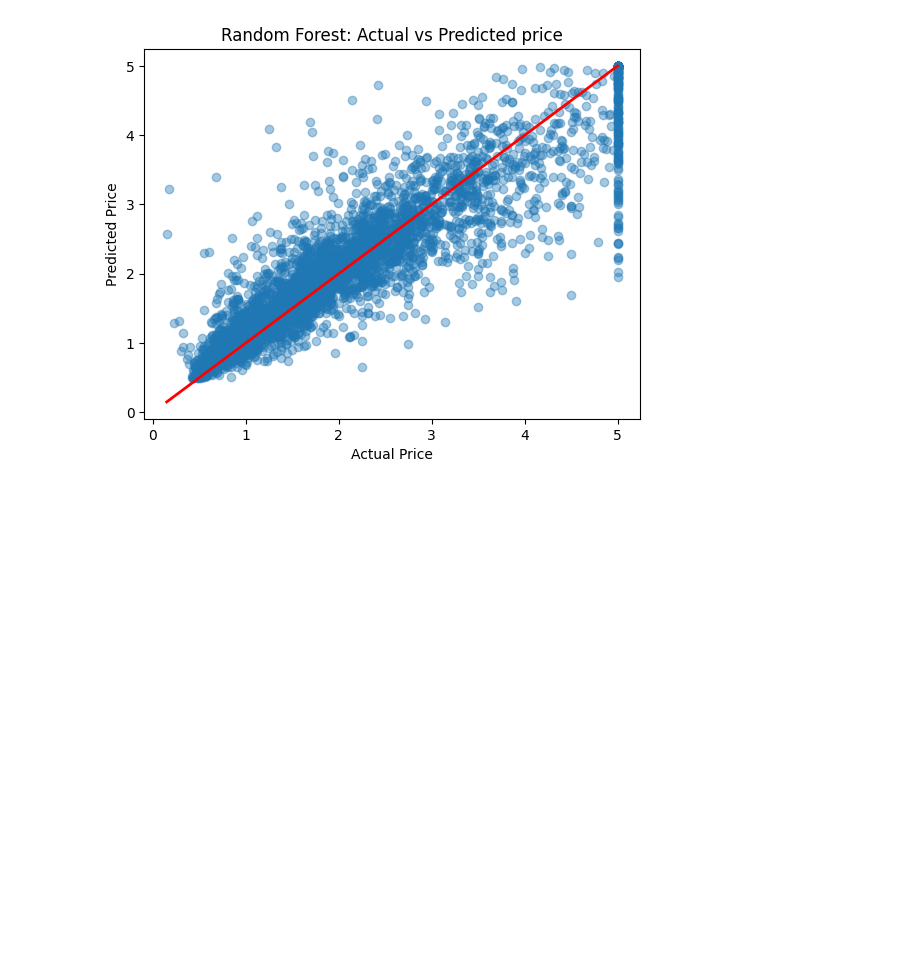
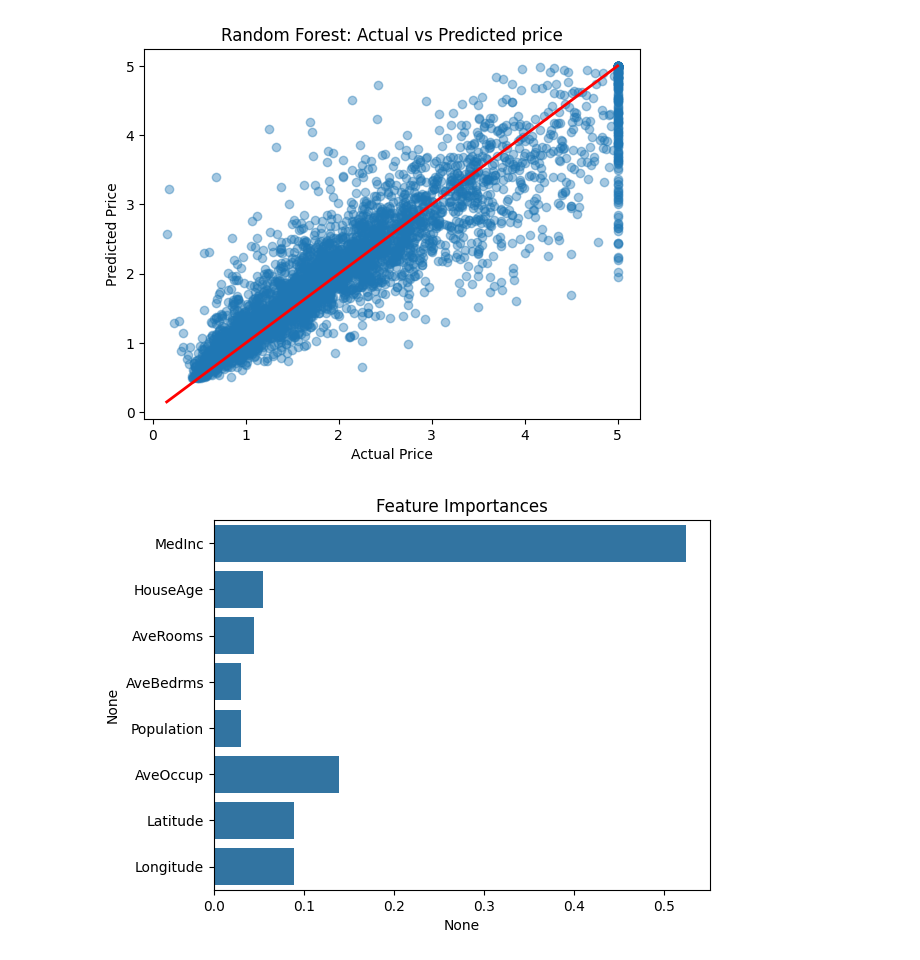
Before and after one commit to megabytis/applied-ML-notebooks, a Jupyter notebook: Scikit-learn/Machine_Learning/01-supervised-Algos/Regression_Algos/Random_Forest_Regression.ipynb, the cells around one changed output. Cells and saved outputs as stored; diff of their text form; code cells hidden in the pictures; blank space fills up the shorter version.

Commit message:
adding bar plot in carlifornia housing price prediction using seaborn

```diff
--- a/Scikit-learn/Machine_Learning/01-supervised-Algos/Regression_Algos/Random_Forest_Regression.ipynb
+++ b/Scikit-learn/Machine_Learning/01-supervised-Algos/Regression_Algos/Random_Forest_Regression.ipynb
@@ -38,3 +39,10 @@ plt.title("Random Forest: Actual vs Predicted price")
 plt.show()
 # %% [output]
 [figure]
+# %%
+importances = pd.Series(rf.feature_importances_, index=X.columns)
+sns.barplot(x=importances, y=importances.index)
+plt.title("Feature Importances")
+plt.show()
+# %% [output]
+[figure, added]
```
Also changed, not shown: parts of 1 cell of this notebook.
